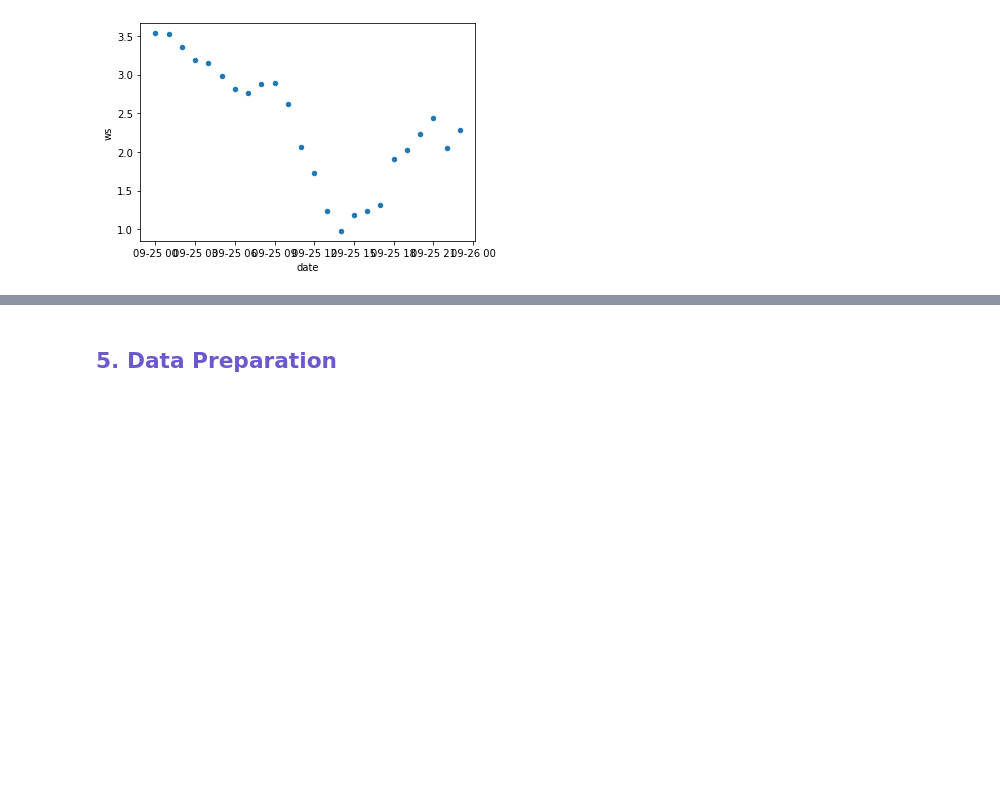
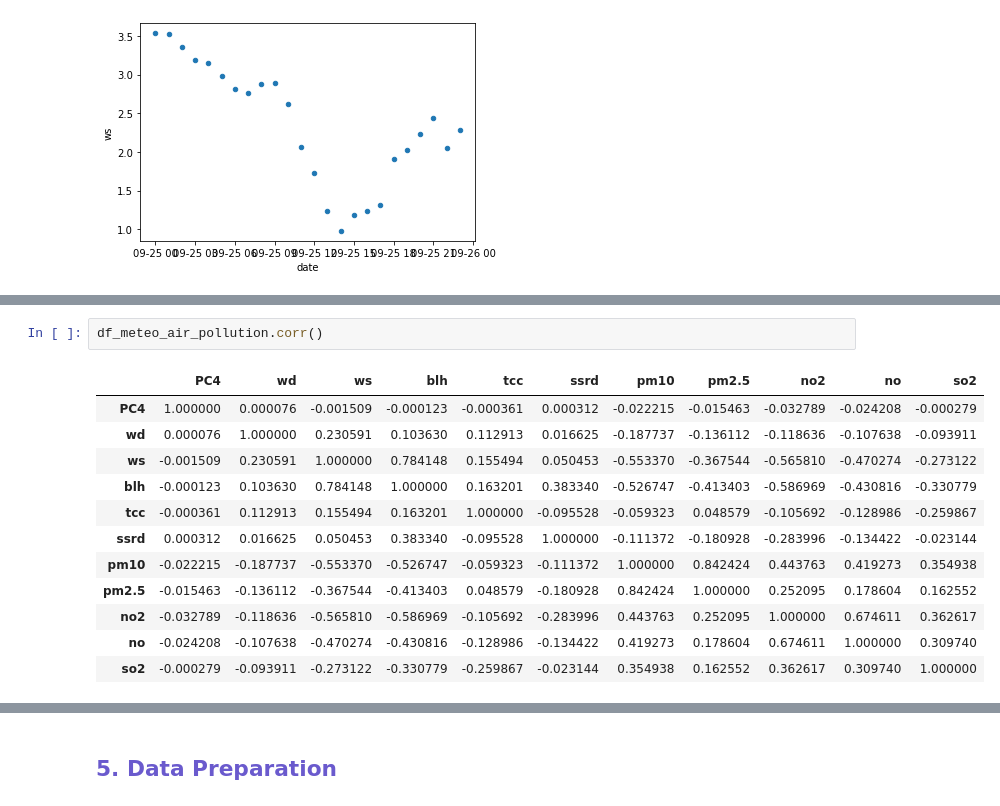
Before and after one commit to rawan-a-d/Air-Quality-Prediction, a Jupyter notebook: notebook.ipynb, the cells around one changed output, grey strips where cells are left out. Cells and saved outputs as stored; diff of their text form; blank space fills up the shorter version.

```diff
--- a/notebook.ipynb
+++ b/notebook.ipynb
@@ -154,0 +160,15 @@ df_meteo_air_pollution.sample(5)
+# %%
+df_meteo_air_pollution.corr()
+# %% [output]
+|  | PC4 | wd | ws | blh | tcc | ssrd | pm10 | pm2.5 | no2 | no | so2 |
+| PC4 | 1.000000 | 0.000076 | -0.001509 | -0.000123 | -0.000361 | 0.000312 | -0.022215 | -0.015463 | -0.032789 | -0.024208 | -0.000279 |
+| wd | 0.000076 | 1.000000 | 0.230591 | 0.103630 | 0.112913 | 0.016625 | -0.187737 | -0.136112 | -0.118636 | -0.107638 | -0.093911 |
+| ws | -0.001509 | 0.230591 | 1.000000 | 0.784148 | 0.155494 | 0.050453 | -0.553370 | -0.367544 | -0.565810 | -0.470274 | -0.273122 |
+| blh | -0.000123 | 0.103630 | 0.784148 | 1.000000 | 0.163201 | 0.383340 | -0.526747 | -0.413403 | -0.586969 | -0.430816 | -0.330779 |
+| tcc | -0.000361 | 0.112913 | 0.155494 | 0.163201 | 1.000000 | -0.095528 | -0.059323 | 0.048579 | -0.105692 | -0.128986 | -0.259867 |
+| ssrd | 0.000312 | 0.016625 | 0.050453 | 0.383340 | -0.095528 | 1.000000 | -0.111372 | -0.180928 | -0.283996 | -0.134422 | -0.023144 |
+| pm10 | -0.022215 | -0.187737 | -0.553370 | -0.526747 | -0.059323 | -0.111372 | 1.000000 | 0.842424 | 0.443763 | 0.419273 | 0.354938 |
+| pm2.5 | -0.015463 | -0.136112 | -0.367544 | -0.413403 | 0.048579 | -0.180928 | 0.842424 | 1.000000 | 0.252095 | 0.178604 | 0.162552 |
+| no2 | -0.032789 | -0.118636 | -0.565810 | -0.586969 | -0.105692 | -0.283996 | 0.443763 | 0.252095 | 1.000000 | 0.674611 | 0.362617 |
+| no | -0.024208 | -0.107638 | -0.470274 | -0.430816 | -0.128986 | -0.134422 | 0.419273 | 0.178604 | 0.674611 | 1.000000 | 0.309740 |
+| so2 | -0.000279 | -0.093911 | -0.273122 | -0.330779 | -0.259867 | -0.023144 | 0.354938 | 0.162552 | 0.362617 | 0.309740 | 1.000000 |
```
Also changed, not shown: parts of 5 cells of this notebook.
